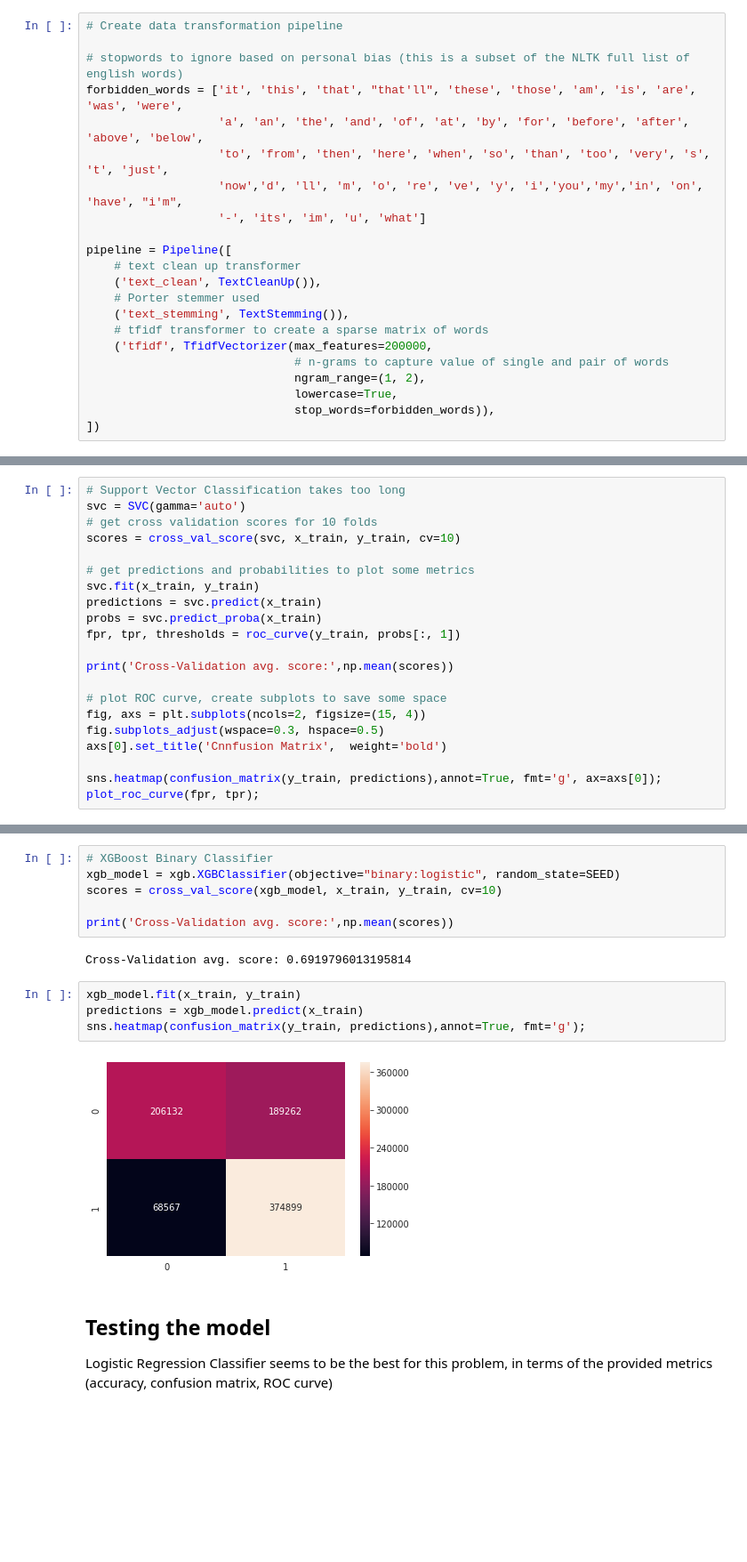
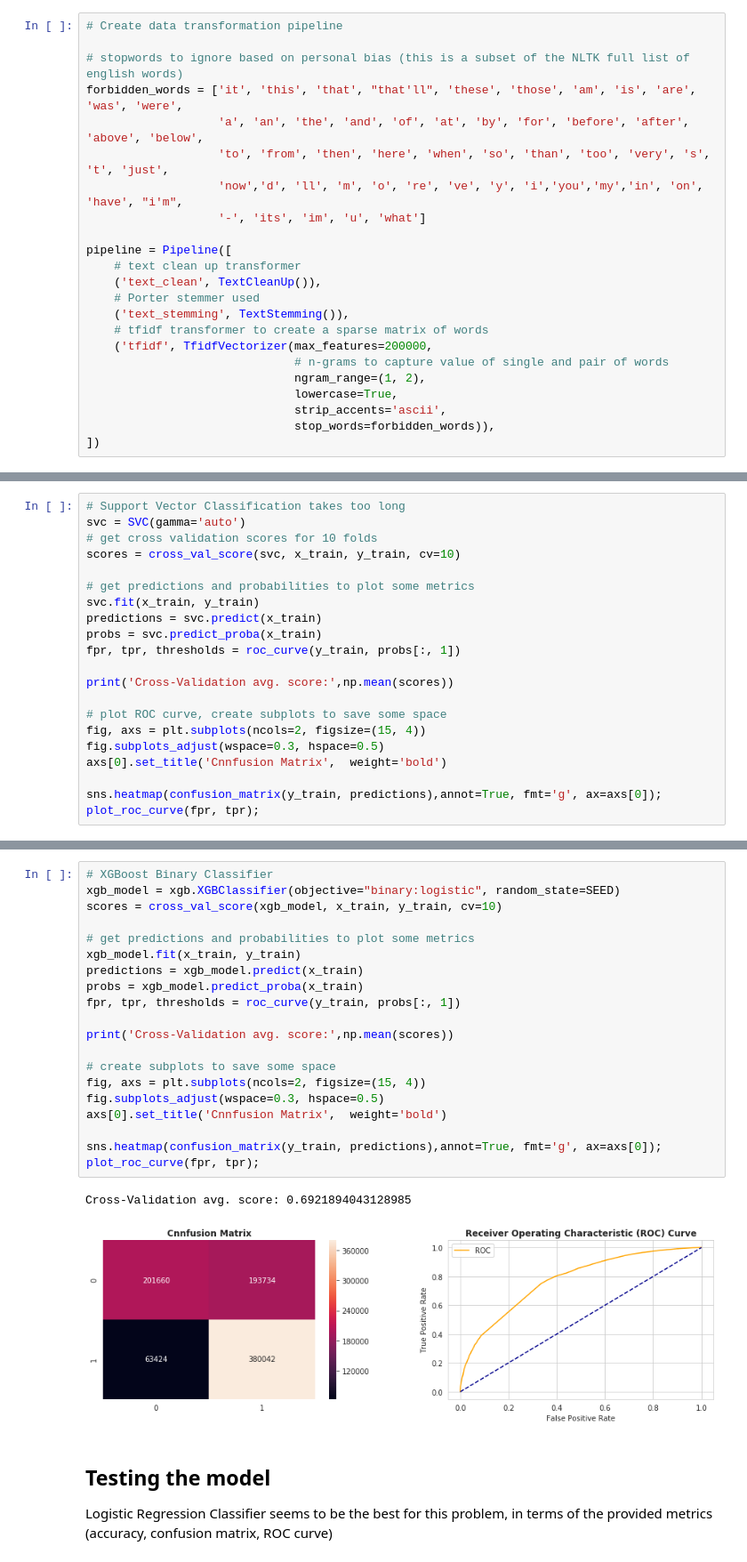
Before and after one commit to SergioRams/tweets_sentiment_analysis, a Jupyter notebook: tweet_sentiment_analysis.ipynb, the cells around one changed output, grey strips where cells are left out. Shown at 89% size. Saved outputs shown, nothing was run; the diff lists cells and outputs as text; blank space fills up the shorter version.

```diff
--- a/tweet_sentiment_analysis.ipynb
+++ b/tweet_sentiment_analysis.ipynb
@@ -417,5 +417,6 @@ pipeline = Pipeline([
                               # n-grams to capture value of single and pair of words
                               ngram_range=(1, 2),
                               lowercase=True,
+                              strip_accents='ascii',
                               stop_words=forbidden_words)),
 ])
@@ -562,18 +572,27 @@ Cross-Validation avg. score: 0.7912738680781398
 [figure]
-# %%
-# XGBoost Binary Classifier
-xgb_model = xgb.XGBClassifier(objective="binary:logistic", random_state=SEED)
-scores = cross_val_score(xgb_model, x_train, y_train, cv=10)
-
-print('Cross-Validation avg. score:',np.mean(scores))
-# %% [output]
-Cross-Validation avg. score: 0.6919796013195814
-# %%
-xgb_model.fit(x_train, y_train)
-predictions = xgb_model.predict(x_train)
-sns.heatmap(confusion_matrix(y_train, predictions),annot=True, fmt='g');
-# %% [output]
-[figure, removed]
+# %%
+# XGBoost Binary Classifier
+xgb_model = xgb.XGBClassifier(objective="binary:logistic", random_state=SEED)
+scores = cross_val_score(xgb_model, x_train, y_train, cv=10)
+
+# get predictions and probabilities to plot some metrics
+xgb_model.fit(x_train, y_train)
+predictions = xgb_model.predict(x_train)
+probs = xgb_model.predict_proba(x_train)
+fpr, tpr, thresholds = roc_curve(y_train, probs[:, 1])
+
+print('Cross-Validation avg. score:',np.mean(scores))
+
+# create subplots to save some space
+fig, axs = plt.subplots(ncols=2, figsize=(15, 4))
+fig.subplots_adjust(wspace=0.3, hspace=0.5)
+axs[0].set_title('Cnnfusion Matrix',  weight='bold')
+
+sns.heatmap(confusion_matrix(y_train, predictions),annot=True, fmt='g', ax=axs[0]);
+plot_roc_curve(fpr, tpr);
+# %% [output]
+Cross-Validation avg. score: 0.6921894043128985
+[figure, added]
 # %% [markdown]
 ## Testing the model
 Logistic Regression Classifier seems to be the best for this problem, in terms of the provided metrics (accuracy, confusion matrix, ROC curve)
```
Also changed, not shown: parts of 13 cells of this notebook, 4 other files.
